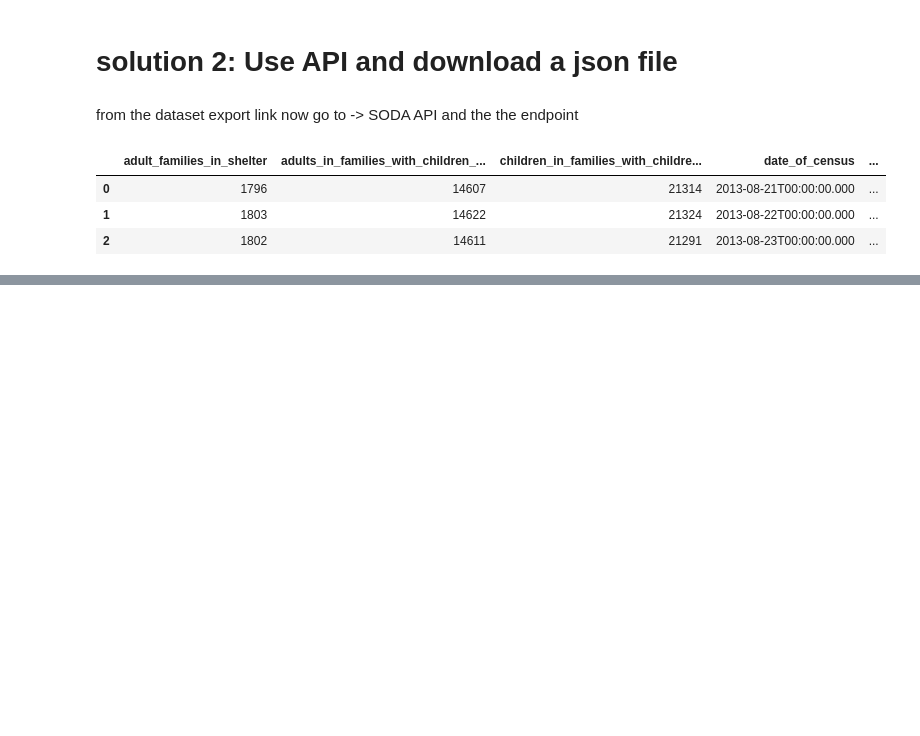
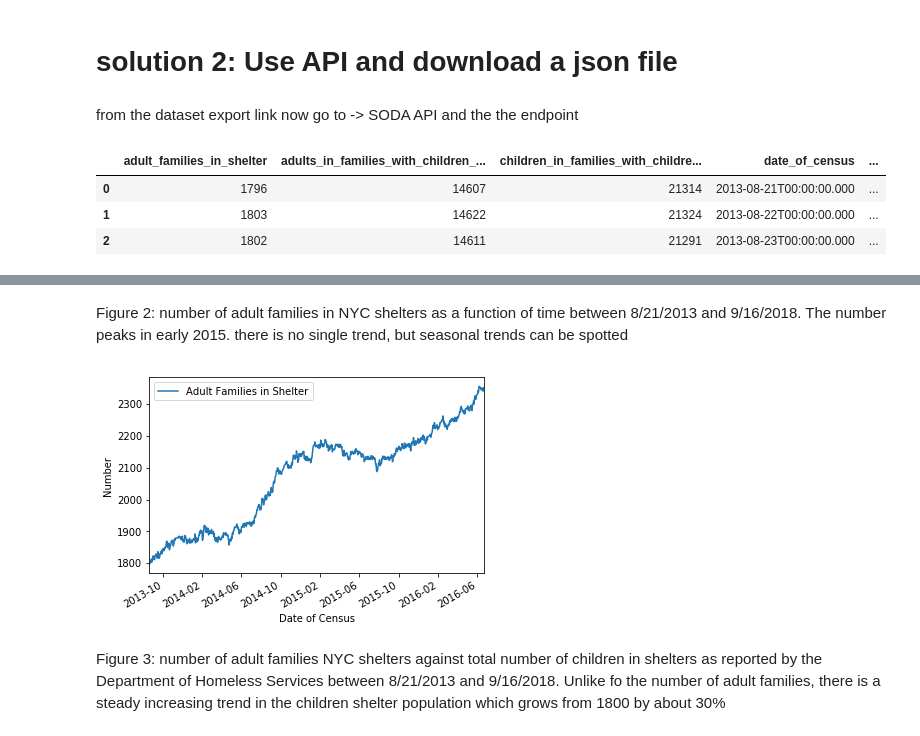
Before and after one commit to fedhere/PUI2018_fb55, a Jupyter notebook: HW3_fb55/Assignment2_example.ipynb, the cells around one changed output, grey strips where cells are left out. Saved outputs shown, nothing was run; the diff lists cells and outputs as text; code cells hidden in the pictures; blank space fills up the shorter version.

```diff
--- a/HW3_fb55/Assignment2_example.ipynb
+++ b/HW3_fb55/Assignment2_example.ipynb
@@ -187,0 +209,10 @@ df.head(3)
+# %% [markdown]
+Figure 2: number of adult families in NYC shelters as a function of time between 8/21/2013 and 9/16/2018. The number peaks in early 2015. there is no single trend, but seasonal trends can be spotted
+# %%
+#plot the other columns
+ax = dhs_3c.plot(x='Date of Census', y='Adult Families in Shelter')
+ax.set_ylabel("Number");
+# %% [output]
+[figure, added]
+# %% [markdown]
+Figure 3: number of adult families NYC shelters against total number of children in shelters as reported by the Department of Homeless Services between 8/21/2013 and 9/16/2018. Unlike fo the number of adult families, there is a steady increasing trend in the children shelter population which grows from 1800 by about 30%
```
Also changed, not shown: parts of 18 cells of this notebook.
